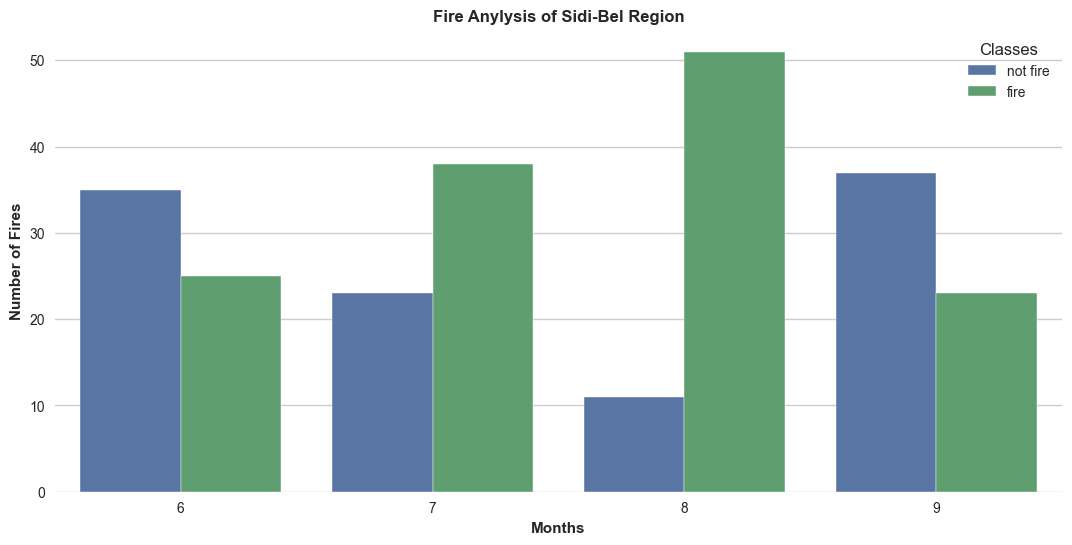
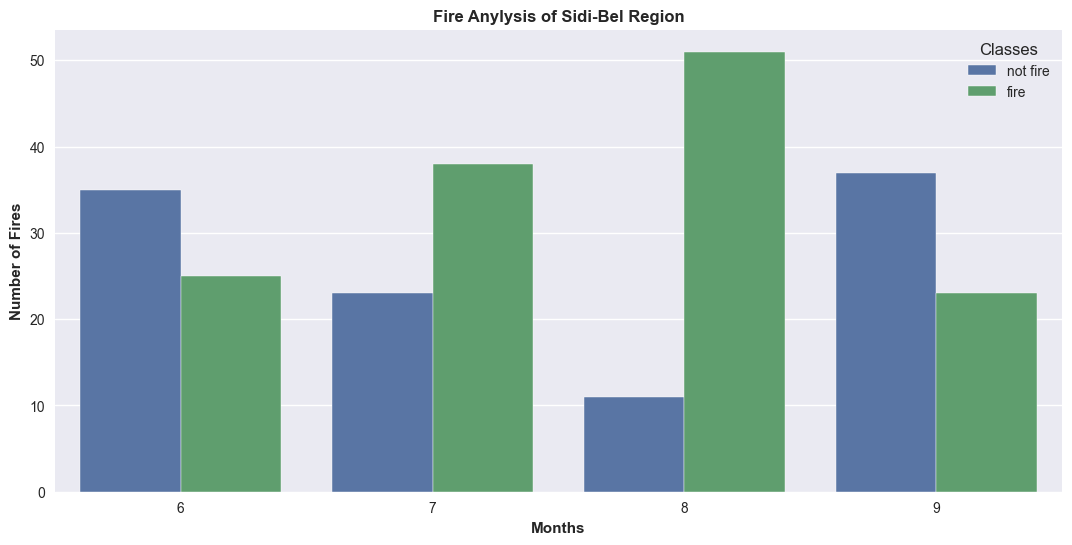
The notebook cell's code change between the first figure and the second:
--- before
+++ after
@@ -7,3 +7,3 @@
 plt.ylabel("Number of Fires",weight='bold')
 plt.xlabel("Months",weight='bold')
-plt.show()=
+plt.show()

Commit: Third commit